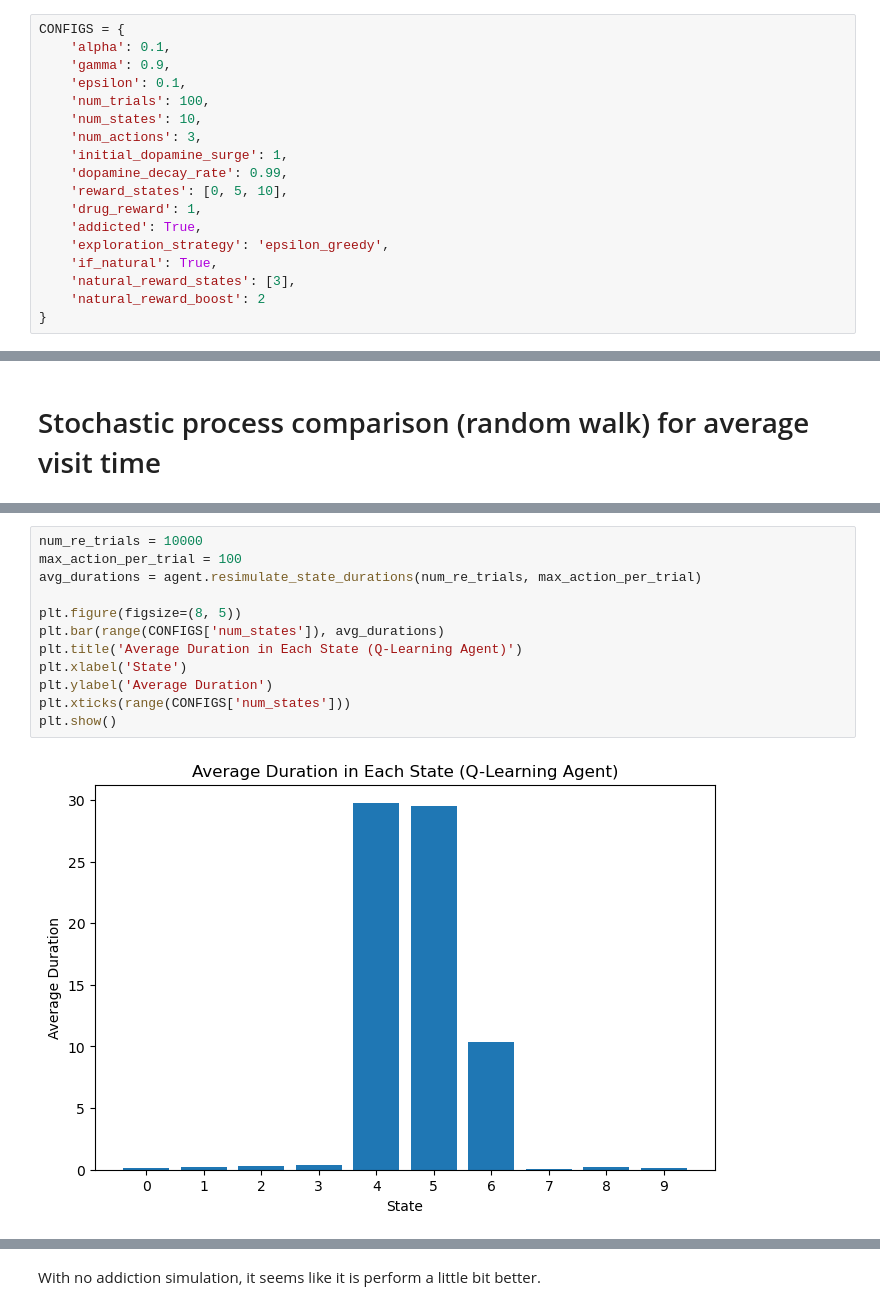
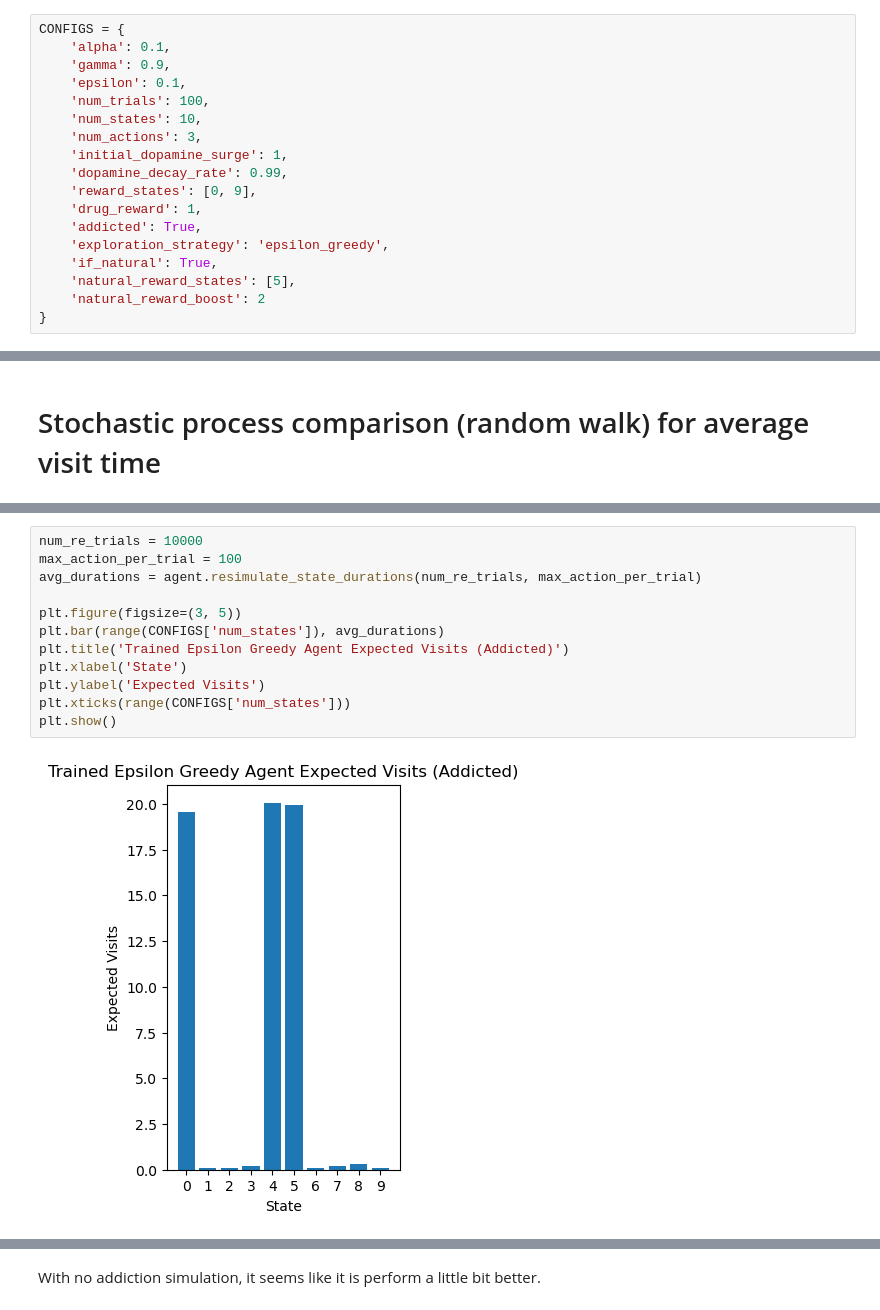
Before and after one commit to KevinBian107/Multi-addicted-Q-agent, a Jupyter notebook: Analysis_natural.ipynb, the cells around one changed output, grey strips where cells are left out. Drawn from its saved outputs; the diff is of its cells as text.

```diff
--- a/Analysis_natural.ipynb
+++ b/Analysis_natural.ipynb
@@ -21,12 +21,12 @@ CONFIGS = {
     'num_actions': 3,
     'initial_dopamine_surge': 1,
     'dopamine_decay_rate': 0.99,
-    'reward_states': [0, 5, 10],
+    'reward_states': [0, 9],
     'drug_reward': 1,
     'addicted': True,
     'exploration_strategy': 'epsilon_greedy',
     'if_natural': True,
-    'natural_reward_states': [3],
+    'natural_reward_states': [5],
     'natural_reward_boost': 2
 }
 # %% [markdown]
@@ -69,15 +69,15 @@ plt.show()
 # %%
 num_re_trials = 10000
 max_action_per_trial = 100
 avg_durations = agent.resimulate_state_durations(num_re_trials, max_action_per_trial)
 
-plt.figure(figsize=(8, 5))
+plt.figure(figsize=(3, 5))
 plt.bar(range(CONFIGS['num_states']), avg_durations)
-plt.title('Average Duration in Each State (Q-Learning Agent)')
+plt.title('Trained Epsilon Greedy Agent Expected Visits (Addicted)')
 plt.xlabel('State')
-plt.ylabel('Average Duration')
+plt.ylabel('Expected Visits')
 plt.xticks(range(CONFIGS['num_states']))
 plt.show()
 # %% [output]
-[figure, old version]
+[figure, new version]
 # %% [markdown]
```
Also changed, not shown: parts of 13 cells of this notebook, 10 other files.
